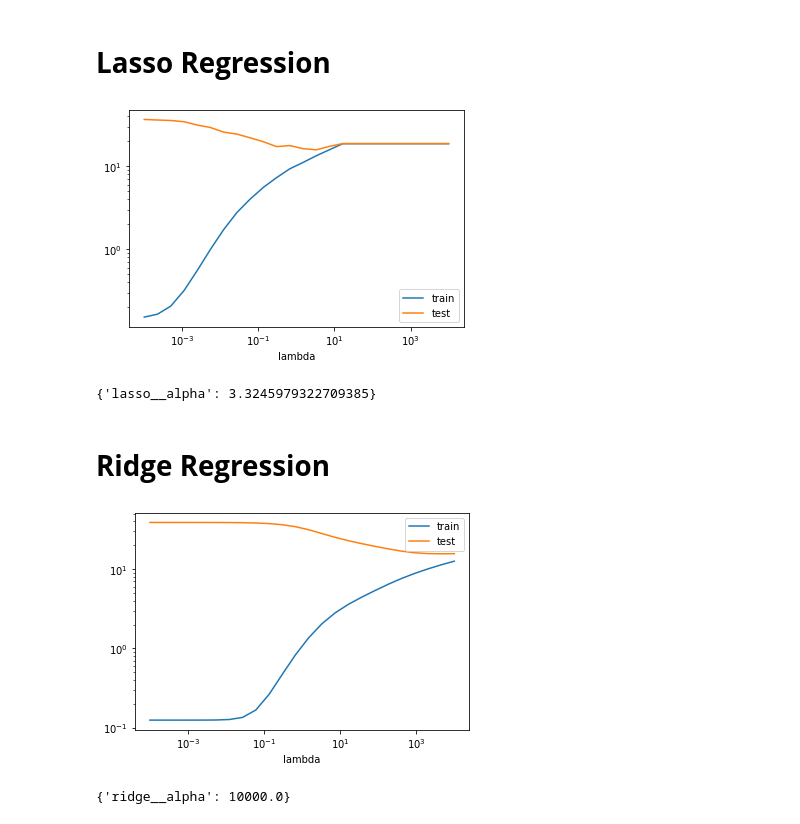
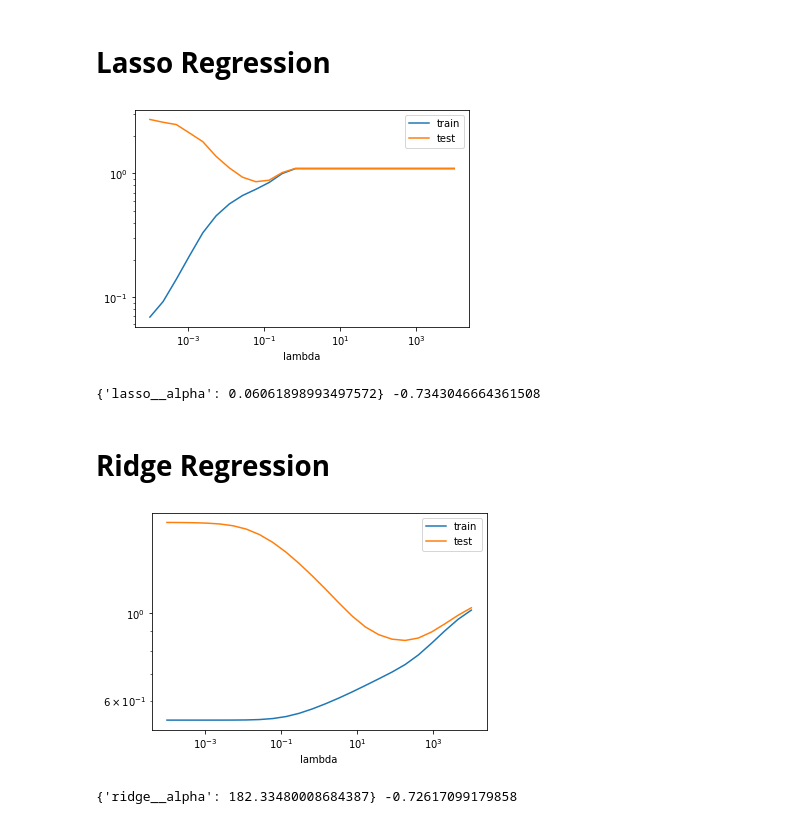
Before and after one commit to mathiasbindseil/three_drengz, a Jupyter notebook: ISDS - Kopi.ipynb, the cells around one changed output. Drawn from its saved outputs; the diff is of its cells as text; code cells hidden in the pictures.

```diff
--- a/ISDS - Kopi.ipynb
+++ b/ISDS - Kopi.ipynb
@@ -589,35 +533,2 @@ pd.DataFrame(output, columns=['test', 'validation']).describe()
 # %% [markdown]
 # **Celle til Carl Philip**
-# %%
-import sklearn
-from sklearn.linear_model import LinearRegression
-
-
-modeldata=pd.read_csv('Main_df_til_leg.csv')
-
-# Define all variables needed in analysis
-all_variables = ['Pos','Age','Ast','G-PK','CrdY','CrdR','Cmp%','1/3',
-'Int','Tkl%', 'Price_m','Comp']
-# Filter so only variables need in analysis included
-modeldata = modeldata[all_variables]
-
-# Delete GK
-modeldata = modeldata[modeldata.Pos != 'GK']
-
-# Convert position to dummy
-positioncolumn = ['Pos', 'Year']
-modeldata= pd.get_dummies(modeldata, columns=positioncolumn,drop_first=True)
-
-# Convert minutes to float
-modeldata['Min'] = modeldata['Min'].str.replace(',','')
-
-# FIll nan with zeroes (nan only present when the playes has had in fact zero)
-modeldata = modeldata.fillna(0)
-
-# Convert to float
-modeldata = modeldata.astype(float)
-
-
-# # Define y and x
-y = modeldata['Price_m']
-X = modeldata.loc[:, modeldata.columns != 'Price_m']
@@ -677,7 +591,7 @@ pd.concat({'train': pd.DataFrame(-train_scores).mean(1),
 
 plt.show()
 # %% [output]
-[figure, old version]
+[figure, new version]
 # %%
 # Another method to identify best lambda to minimze mse
 
@@ -686,13 +600,13 @@ from sklearn.model_selection import GridSearchCV
 gs = GridSearchCV(estimator=pipe_lasso,
                   param_grid=[{'lasso__alpha':lambdas}],
                   scoring='neg_mean_squared_error',
-                  cv=10,
+                  cv=5,
                   n_jobs=-1)
 
 gs = gs.fit(X_dev, y_dev)
-print(gs.best_params_)
+print(gs.best_params_, gs.best_score_ )
 # %% [output]
-{'lasso__alpha': 3.3245979322709385}
+{'lasso__alpha': 0.06061898993497572} -0.7343046664361508
 # %% [markdown]
 # **Ridge Regression**
 # %%
@@ -700,49 +614,50 @@ from sklearn.linear_model import Ridge
 
 # Make pipeline for Ridge
 
-pipe_ridge = make_pipeline(PolynomialFeatures(degree=3, include_bias=False),
+pipe_ridge = make_pipeline(PolynomialFeatures(degree=2, include_bias=False),
                            StandardScaler(),
                            Ridge(random_state=1,))
 
 # Get train and test scores for different lambdas
 
 train_scores, test_scores = \
     validation_curve(estimator=pipe_ridge,
                      X=X_dev,
                      y=y_dev,
                      param_name='ridge__alpha',
                      param_range=lambdas,
                      scoring='neg_mean_squared_error',# scoring='neg_mean_squared_error',
                      cv=5)
 
 # Get mean of mse for lambdas
 
 mean_values = pd.concat({'train': pd.DataFrame(-train_scores).mean(1),
                          'test': pd.DataFrame(-test_scores).mean(1),
                          'lambda': pd.DataFrame(lambdas).mean(1)}, axis =1)
 
 # Plot the train and test scores for different values of lambda
 
 pd.concat({'train': pd.DataFrame(-train_scores).mean(1),
            'test': pd.DataFrame(-test_scores).mean(1)},
            axis=1)\
     .pipe(np.sqrt)\
     .set_index(pd.Index(lambdas, name='lambda'))\
     .plot(logx=True, logy=True)
 
 plt.show()
 # %% [output]
-[figure, old version]
+[figure, new version]
 # %%
 # Another method to identify best lambda to minimze mse
 
 gs = GridSearchCV(estimator=pipe_ridge,
                   param_grid=[{'ridge__alpha':lambdas}],
                   scoring='neg_mean_squared_error',
-                  cv=10,
+                  cv=5,
                   n_jobs=-1)
 
+
 gs = gs.fit(X_dev, y_dev)
-print(gs.best_params_)
+print(gs.best_params_, gs.best_score_ )
 # %% [output]
-{'ridge__alpha': 10000.0}
+{'ridge__alpha': 182.33480008684387} -0.72617099179858
```
Also changed, not shown: parts of 10 cells of this notebook.
